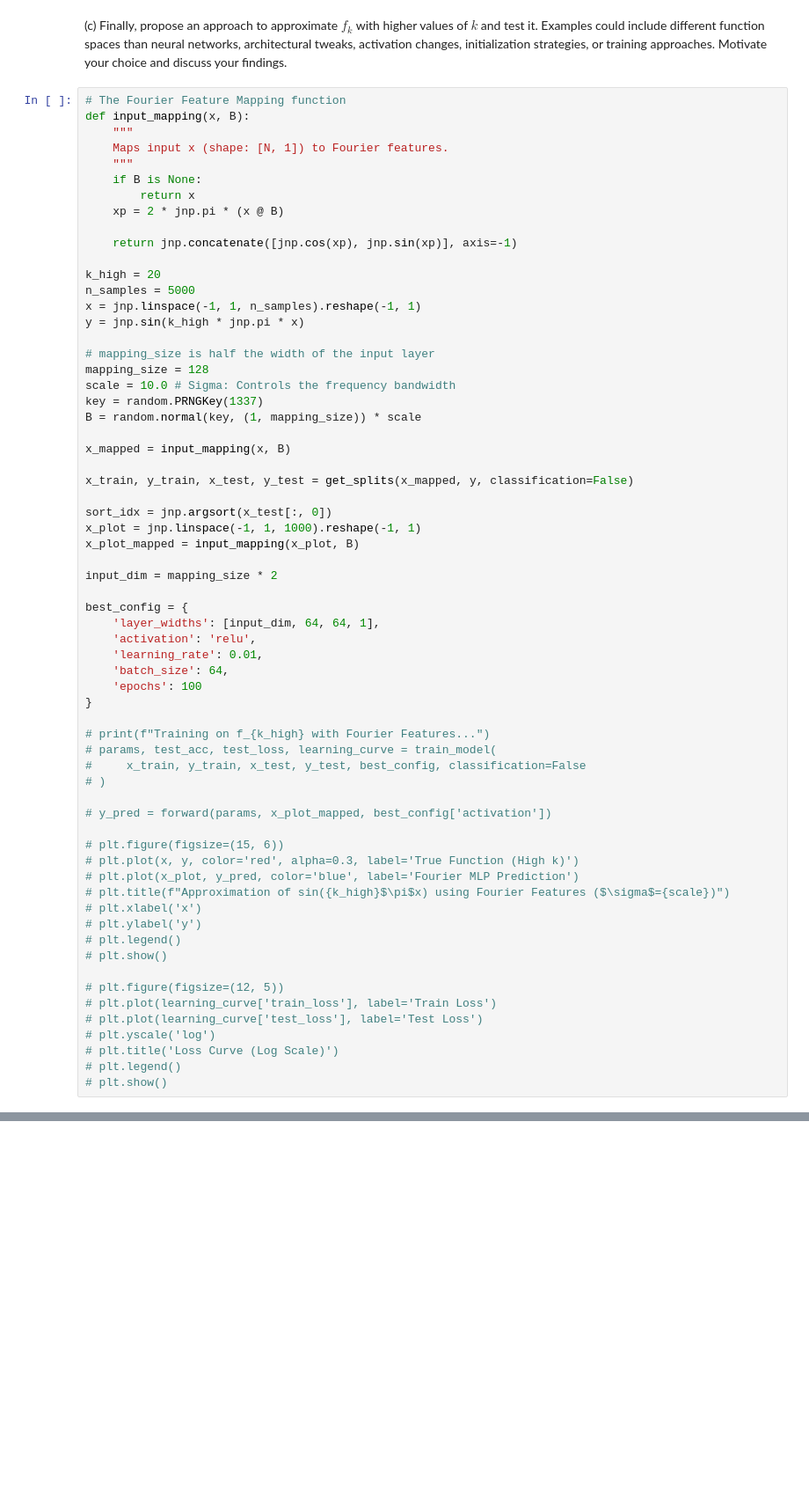
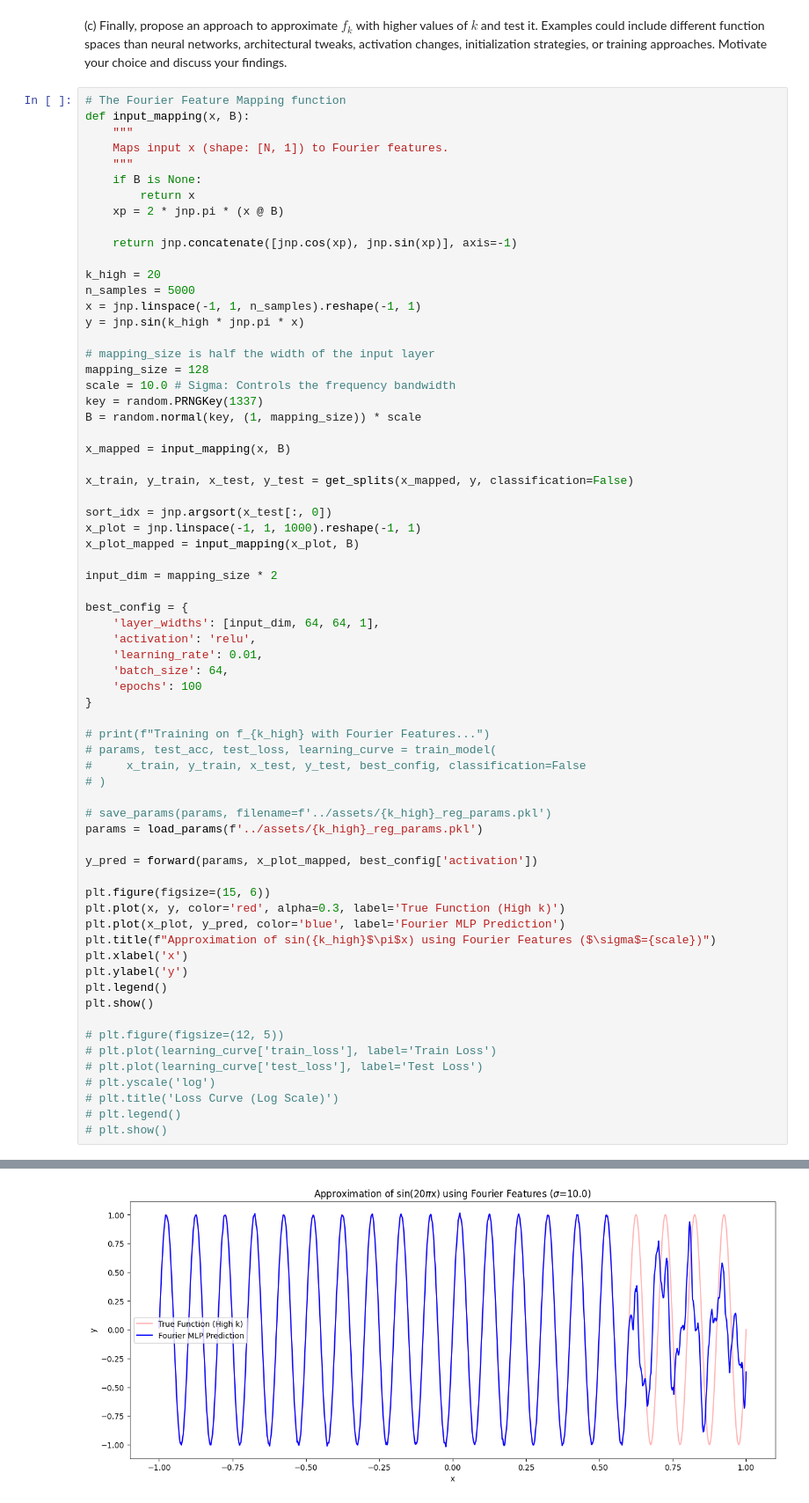
Before and after one commit to yazanmashal03/laoml-project, a Jupyter notebook: notebook/project2.ipynb, the cells around one changed output, grey strips where cells are left out. Shown at 88% size. Saved outputs shown, nothing was run; the diff lists cells and outputs as text; blank space fills up the shorter version.

Commit message:
added high k params

```diff
--- a/notebook/project2.ipynb
+++ b/notebook/project2.ipynb
@@ -755,16 +739,19 @@ best_config = {
 #     x_train, y_train, x_test, y_test, best_config, classification=False
 # )
 
-# y_pred = forward(params, x_plot_mapped, best_config['activation'])
+# save_params(params, filename=f'../assets/{k_high}_reg_params.pkl')
+params = load_params(f'../assets/{k_high}_reg_params.pkl')
 
-# plt.figure(figsize=(15, 6))
-# plt.plot(x, y, color='red', alpha=0.3, label='True Function (High k)')
-# plt.plot(x_plot, y_pred, color='blue', label='Fourier MLP Prediction')
-# plt.title(f"Approximation of sin({k_high}$\pi$x) using Fourier Features ($\sigma$={scale})")
-# plt.xlabel('x')
-# plt.ylabel('y')
-# plt.legend()
-# plt.show()
+y_pred = forward(params, x_plot_mapped, best_config['activation'])
+
+plt.figure(figsize=(15, 6))
+plt.plot(x, y, color='red', alpha=0.3, label='True Function (High k)')
+plt.plot(x_plot, y_pred, color='blue', label='Fourier MLP Prediction')
+plt.title(f"Approximation of sin({k_high}$\pi$x) using Fourier Features ($\sigma$={scale})")
+plt.xlabel('x')
+plt.ylabel('y')
+plt.legend()
+plt.show()
 
 # plt.figure(figsize=(12, 5))
 # plt.plot(learning_curve['train_loss'], label='Train Loss')
@@ -773,3 +760,4 @@ best_config = {
 # plt.title('Loss Curve (Log Scale)')
 # plt.legend()
 # plt.show()
+# %% [output]
@@ -775,0 +765 @@ best_config = {
+[figure, added]
```
Also changed, not shown: parts of 4 cells of this notebook, 1 other file.
